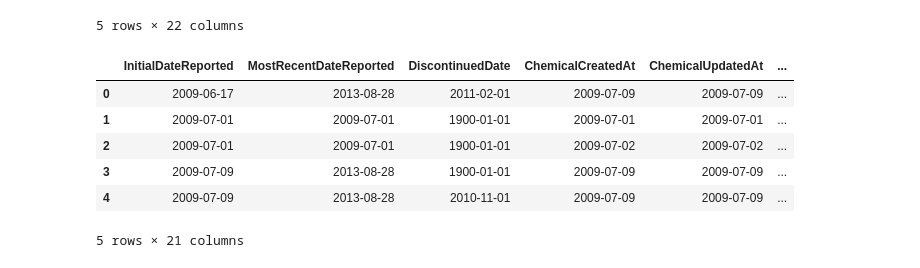
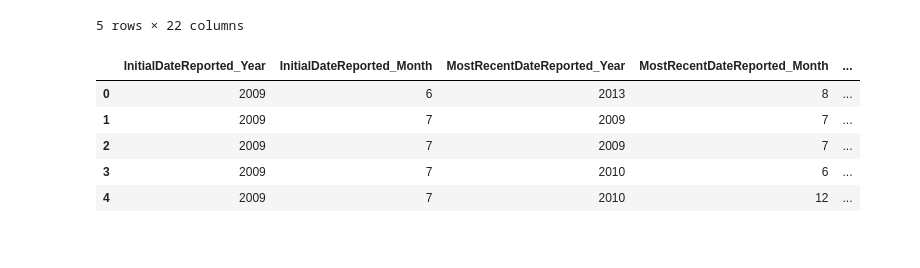
Before and after one commit to jmssalas/master-bigdata-businessanalytics, a Jupyter notebook: 09-masters-thesis/src/data_preprocessing.ipynb, the cells around one changed output. Cells and saved outputs as stored; diff of their text form; code cells hidden in the pictures.

```diff
--- a/09-masters-thesis/src/data_preprocessing.ipynb
+++ b/09-masters-thesis/src/data_preprocessing.ipynb
@@ -57,3 +50,15 @@ nat_date = datetime.date(1900,1,1)
+# %%
+# List of columns which contains a Names
+list_names = [ PRODUCTNAME_COLUMN, CSF_COLUMN, COMPANYNAME_COLUMN, BRANDNAME_COLUMN,
+               PRIMARYCATEGORY_COLUMN, SUBCATEGORY_COLUMN, CHEMICALNAME_COLUMN ]
+
+# List of columns which contains a Dates
+list_dates = [ INITIALDATEREPORTED_COLUMN, MOSTRECENTDATEREPORTED_COLUMN, DISCONTINUEDDATE_COLUMN,
+               CHEMICALCREATEDAT_COLUMN, CHEMICALUPDATEDAT_COLUMN, CHEMICALDATEREMOVED_COLUMN ]
+
+# Other columns
+list_ids = [ CDPHID_COLUMN, CSFID_COLUMN, COMPANYID_COLUMN, PRIMARYCATEGORYID_COLUMN,
+             SUBCATEGORYID_COLUMN, CASID_COLUMN, CHEMICALID_COLUMN ]
 # %%
 # Load data from data/ folder
 data = pd.read_csv('data/cscpopendata.csv', sep = ',', parse_dates = list_dates)
@@ -63,7 +68,7 @@ data = pd.read_csv('data/cscpopendata.csv', sep = ',', parse_dates = list_dates)
 
 # Fill NaT with 01/01/2500
 for date_column in list_dates :
-    data[date_column] = data[date_column].apply(lambda x: nat_date if x is pd.NaT else x)
+    data[date_column] = data[date_column].apply(lambda x: NAT_DATE if x is pd.NaT else x)
 
 
 # Fill NA with ''
@@ -79,28 +84,27 @@ data.head()
 5 rows × 22 columns
 # %%
 # Add to 'data' a column for each 'date_column' in 'list_dates' with the year and month of each date
-list_dates_extended = list_dates.copy()
+list_year_month = []
 
 for date_column in list_dates :
     data[date_column + '_Year'] = data[date_column].apply(lambda x: x.year)
     data[date_column + '_Month'] = data[date_column].apply(lambda x: x.month)
 
-    list_dates_extended.append(date_column + '_Year')
-    list_dates_extended.append(date_column + '_Month')
+    list_year_month.append(date_column + '_Year')
+    list_year_month.append(date_column + '_Month')
 
-# Create a data_aggregate with the sum of 'chemicalcount_column' of the following columns:
-# 'list_dates', 'casid_column' and 'subcategoryid_column'
-data_aggregated = pd.DataFrame(data.groupby(list_dates_extended + [casid_column] + [subcategoryid_column], as_index = False)
-                               .agg({chemicalcount_column : 'sum'}))
+# Create a data_aggregate with the sum of 'CHEMICALCOUNT_COLUMN' of the following columns:
+# 'list_year_month', 'CASID_COLUMN' and 'SUBCATEGORYID_COLUMN'
+data_aggregated = pd.DataFrame(data.groupby(list_year_month + [SUBCATEGORYID_COLUMN, CASID_COLUMN, CHEMICALID_COLUMN],
+                                            as_index = False).agg({CHEMICALCOUNT_COLUMN : 'sum'}))
 data_aggregated.head()
 # %% [output]
-|  | InitialDateReported | MostRecentDateReported | DiscontinuedDate | ChemicalCreatedAt | ChemicalUpdatedAt | ... |
-| 0 | 2009-06-17 | 2013-08-28 | 2011-02-01 | 2009-07-09 | 2009-07-09 | ... |
-| 1 | 2009-07-01 | 2009-07-01 | 1900-01-01 | 2009-07-01 | 2009-07-01 | ... |
-| 2 | 2009-07-01 | 2009-07-01 | 1900-01-01 | 2009-07-02 | 2009-07-02 | ... |
-| 3 | 2009-07-09 | 2013-08-28 | 1900-01-01 | 2009-07-09 | 2009-07-09 | ... |
-| 4 | 2009-07-09 | 2013-08-28 | 2010-11-01 | 2009-07-09 | 2009-07-09 | ... |
+|  | InitialDateReported_Year | InitialDateReported_Month | MostRecentDateReported_Year | MostRecentDateReported_Month | ... |
+| 0 | 2009 | 6 | 2013 | 8 | ... |
+| 1 | 2009 | 7 | 2009 | 7 | ... |
+| 2 | 2009 | 7 | 2009 | 7 | ... |
+| 3 | 2009 | 7 | 2010 | 6 | ... |
+| 4 | 2009 | 7 | 2010 | 12 | ... |
-5 rows × 21 columns
 # %%
 def dates_to_clustering(data, date_columns) :
     """
```
Also changed, not shown: parts of 13 cells of this notebook.
